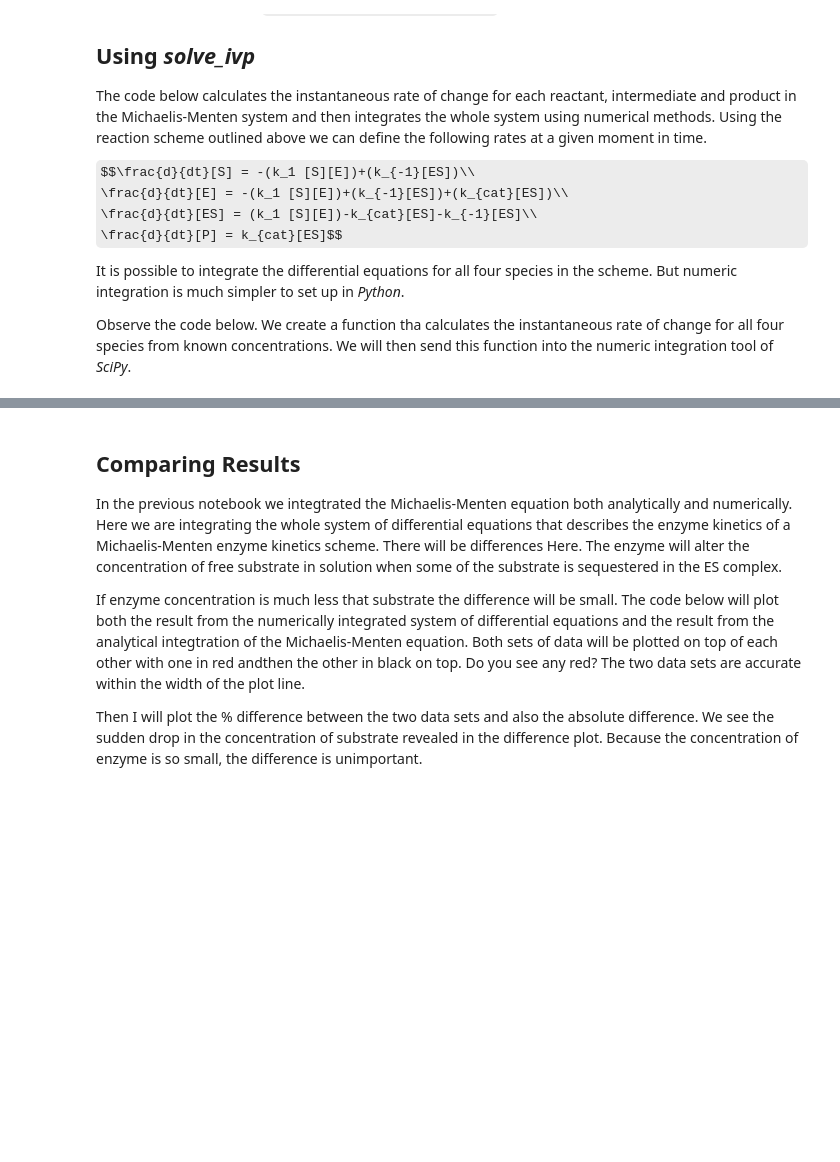
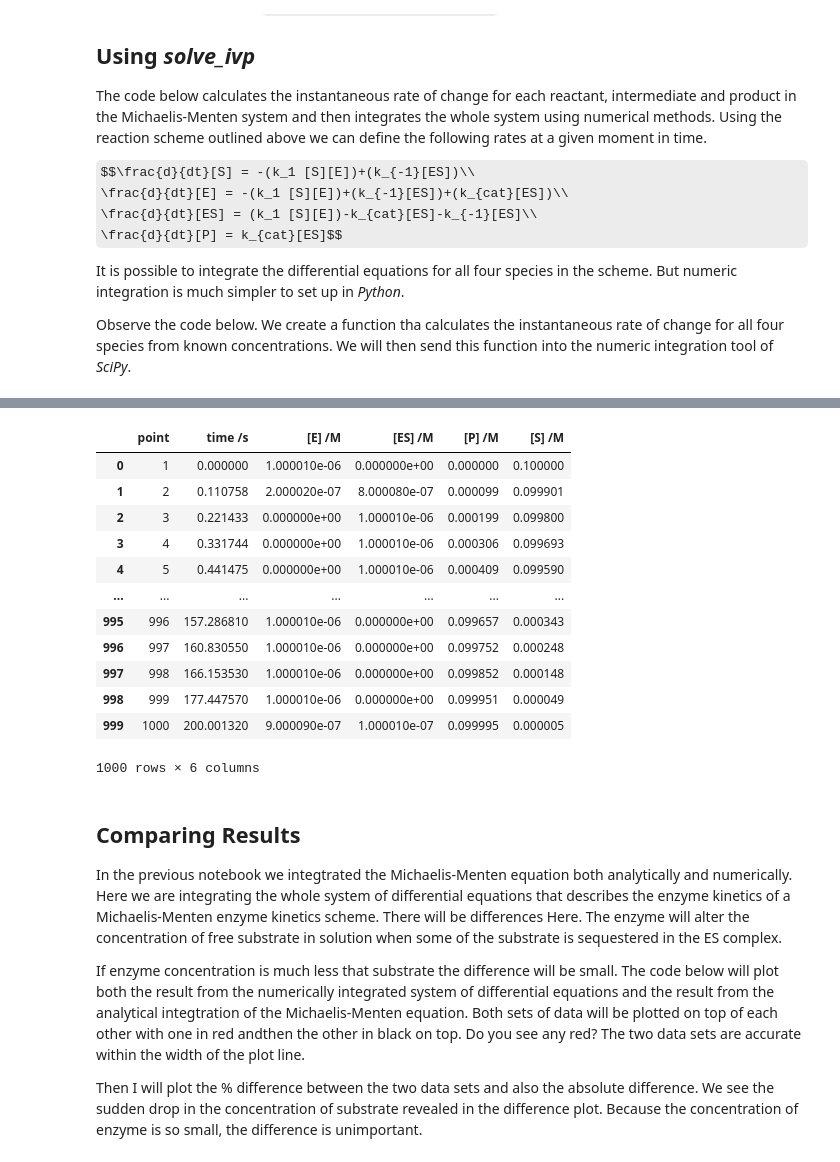
Before and after one commit to blinkletter/StealThisCode, a Jupyter notebook: 4_SciPy/K05_NumericIntegration_SystemEq_Temp.ipynb, the cells around one changed output, grey strips where cells are left out. Saved outputs shown, nothing was run; the diff lists cells and outputs as text; code cells hidden in the pictures; some formulas as TeX source; blank space fills up the shorter version.

```diff
--- a/4_SciPy/K05_NumericIntegration_SystemEq_Temp.ipynb
+++ b/4_SciPy/K05_NumericIntegration_SystemEq_Temp.ipynb
@@ -159,3 +194,32 @@ kcat/Km: 1.98e+04
+# %%
+# MM-concentration-time
+
+import pandas as pd
+
+df = pd.read_csv("MM-concentration-time.txt",
+                 sep=r"\s+",
+                 skipinitialspace=True,
+                 skiprows=8,
+                 header = None,
+                 names = ["point", "time /s", "[E] /M", "[ES] /M", "[P] /M", "[S] /M"]
+                 )
+
+df.dropna(inplace=True)   ### remove rows with NaN values
+df
+# %% [output]
+|  | point | time /s | [E] /M | [ES] /M | [P] /M | [S] /M |
+| 0 | 1 | 0.000000 | 1.000010e-06 | 0.000000e+00 | 0.000000 | 0.100000 |
+| 1 | 2 | 0.110758 | 2.000020e-07 | 8.000080e-07 | 0.000099 | 0.099901 |
+| 2 | 3 | 0.221433 | 0.000000e+00 | 1.000010e-06 | 0.000199 | 0.099800 |
+| 3 | 4 | 0.331744 | 0.000000e+00 | 1.000010e-06 | 0.000306 | 0.099693 |
+| 4 | 5 | 0.441475 | 0.000000e+00 | 1.000010e-06 | 0.000409 | 0.099590 |
+| ... | ... | ... | ... | ... | ... | ... |
+| 995 | 996 | 157.286810 | 1.000010e-06 | 0.000000e+00 | 0.099657 | 0.000343 |
+| 996 | 997 | 160.830550 | 1.000010e-06 | 0.000000e+00 | 0.099752 | 0.000248 |
+| 997 | 998 | 166.153530 | 1.000010e-06 | 0.000000e+00 | 0.099852 | 0.000148 |
+| 998 | 999 | 177.447570 | 1.000010e-06 | 0.000000e+00 | 0.099951 | 0.000049 |
+| 999 | 1000 | 200.001320 | 9.000090e-07 | 1.000010e-07 | 0.099995 | 0.000005 |
+1000 rows × 6 columns
 # %% [markdown]
 ## Comparing Results
 
```
Also changed, not shown: parts of 5 cells of this notebook, 35 other files.
